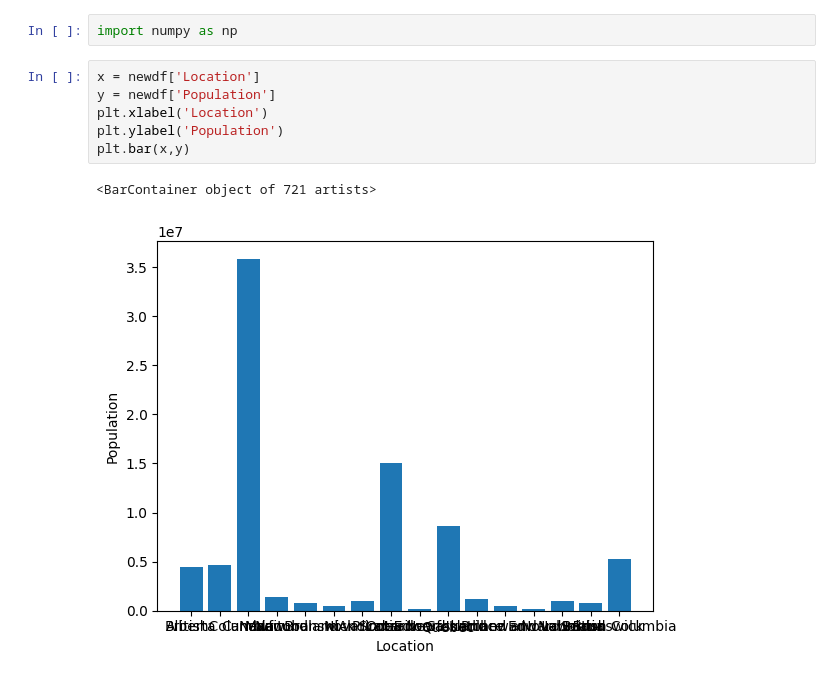
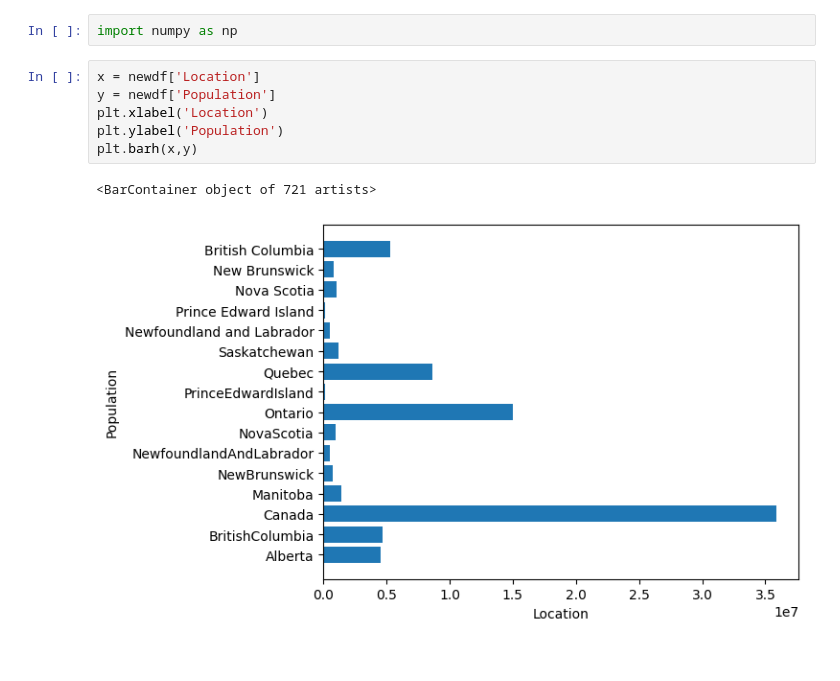
Before and after one commit to nishprojects/Capstone-RealEstateTrends, a Jupyter notebook: Population1.ipynb, the cells around one changed output. Drawn from its saved outputs; the diff is of its cells as text.

Commit message:
comments added, visualization revised

```diff
--- a/Population1.ipynb
+++ b/Population1.ipynb
@@ -324,9 +350,9 @@ import numpy as np
 # %%
 x = newdf['Location']
 y = newdf['Population']
 plt.xlabel('Location')
 plt.ylabel('Population')
-plt.bar(x,y)
+plt.barh(x,y)
 # %% [output]
 <BarContainer object of 721 artists>
-[figure, old version]
+[figure, new version]
```
Also changed, not shown: parts of 18 cells of this notebook, 1 other file.
